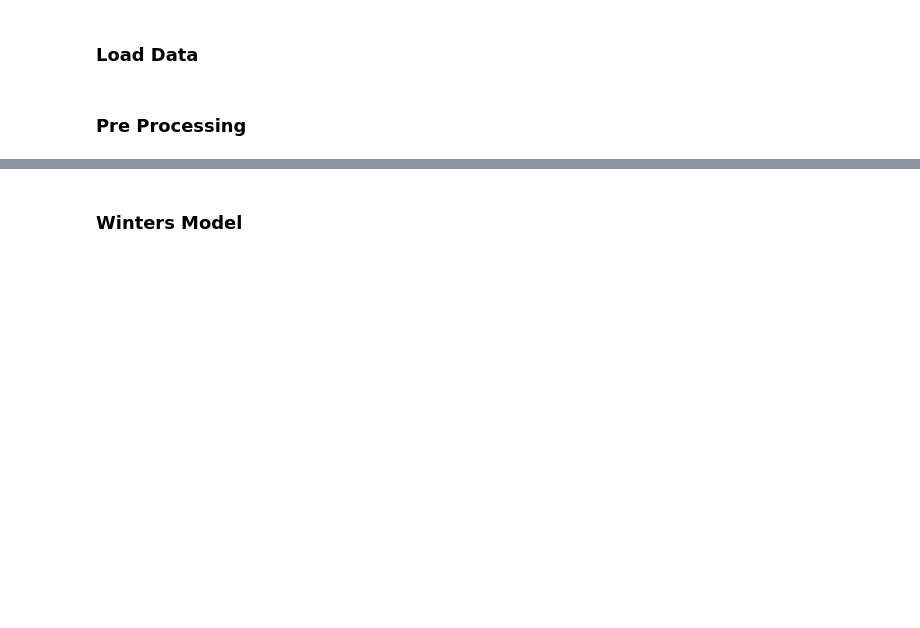
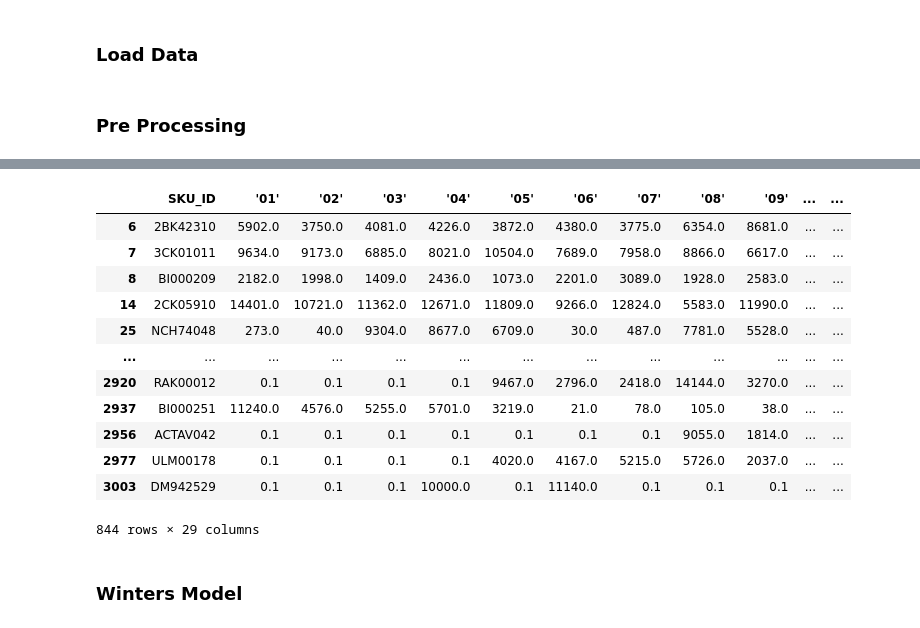
Before and after one commit to omeryefet/SLE, a Jupyter notebook: main.ipynb, the cells around one changed output, grey strips where cells are left out. Saved outputs shown, nothing was run; the diff lists cells and outputs as text; code cells hidden in the pictures; blank space fills up the shorter version.

```diff
--- a/main.ipynb
+++ b/main.ipynb
@@ -134,4 +134,4 @@ total_demands
 # %%
-total_demands['demand_mean'] = np.mean(total_demands.iloc[:,1:13].to_numpy(),axis=1)
-total_demands['demand_stdv'] = np.std(total_demands.iloc[:,1:13].to_numpy(),axis=1)
+# total_demands['demand_mean'] = np.mean(total_demands.iloc[:,1:13].to_numpy(),axis=1)
+# total_demands['demand_stdv'] = np.std(total_demands.iloc[:,1:13].to_numpy(),axis=1)
 # %%
@@ -149,3 +157,21 @@ print(len(sku_ids_over10))
+# %%
+# Stay with only the relevant products
+total_demands = total_demands[total_demands['SKU_ID'].isin(relevant_sku_ids)]
+total_demands
+# %% [output]
+|  | SKU_ID | '01' | '02' | '03' | '04' | '05' | '06' | '07' | '08' | '09' | ... | ... |
+| 6 | 2BK42310 | 5902.0 | 3750.0 | 4081.0 | 4226.0 | 3872.0 | 4380.0 | 3775.0 | 6354.0 | 8681.0 | ... | ... |
+| 7 | 3CK01011 | 9634.0 | 9173.0 | 6885.0 | 8021.0 | 10504.0 | 7689.0 | 7958.0 | 8866.0 | 6617.0 | ... | ... |
+| 8 | BI000209 | 2182.0 | 1998.0 | 1409.0 | 2436.0 | 1073.0 | 2201.0 | 3089.0 | 1928.0 | 2583.0 | ... | ... |
+| 14 | 2CK05910 | 14401.0 | 10721.0 | 11362.0 | 12671.0 | 11809.0 | 9266.0 | 12824.0 | 5583.0 | 11990.0 | ... | ... |
+| 25 | NCH74048 | 273.0 | 40.0 | 9304.0 | 8677.0 | 6709.0 | 30.0 | 487.0 | 7781.0 | 5528.0 | ... | ... |
+| ... | ... | ... | ... | ... | ... | ... | ... | ... | ... | ... | ... | ... |
+| 2920 | RAK00012 | 0.1 | 0.1 | 0.1 | 0.1 | 9467.0 | 2796.0 | 2418.0 | 14144.0 | 3270.0 | ... | ... |
+| 2937 | BI000251 | 11240.0 | 4576.0 | 5255.0 | 5701.0 | 3219.0 | 21.0 | 78.0 | 105.0 | 38.0 | ... | ... |
+| 2956 | ACTAV042 | 0.1 | 0.1 | 0.1 | 0.1 | 0.1 | 0.1 | 0.1 | 9055.0 | 1814.0 | ... | ... |
+| 2977 | ULM00178 | 0.1 | 0.1 | 0.1 | 0.1 | 4020.0 | 4167.0 | 5215.0 | 5726.0 | 2037.0 | ... | ... |
+| 3003 | DM942529 | 0.1 | 0.1 | 0.1 | 10000.0 | 0.1 | 11140.0 | 0.1 | 0.1 | 0.1 | ... | ... |
+844 rows × 29 columns
 # %% [markdown]
 ### Winters Model
 # %%
```
Also changed, not shown: parts of 16 cells of this notebook, 2 other files.
